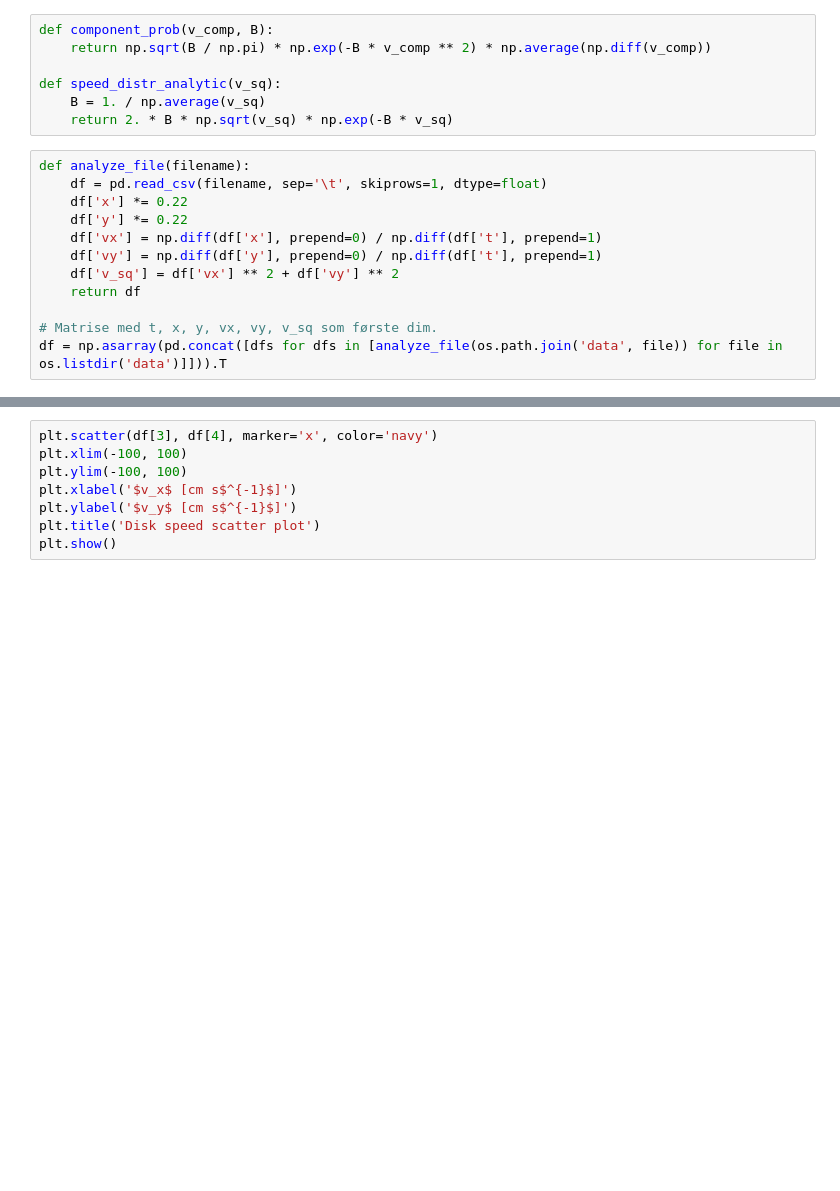
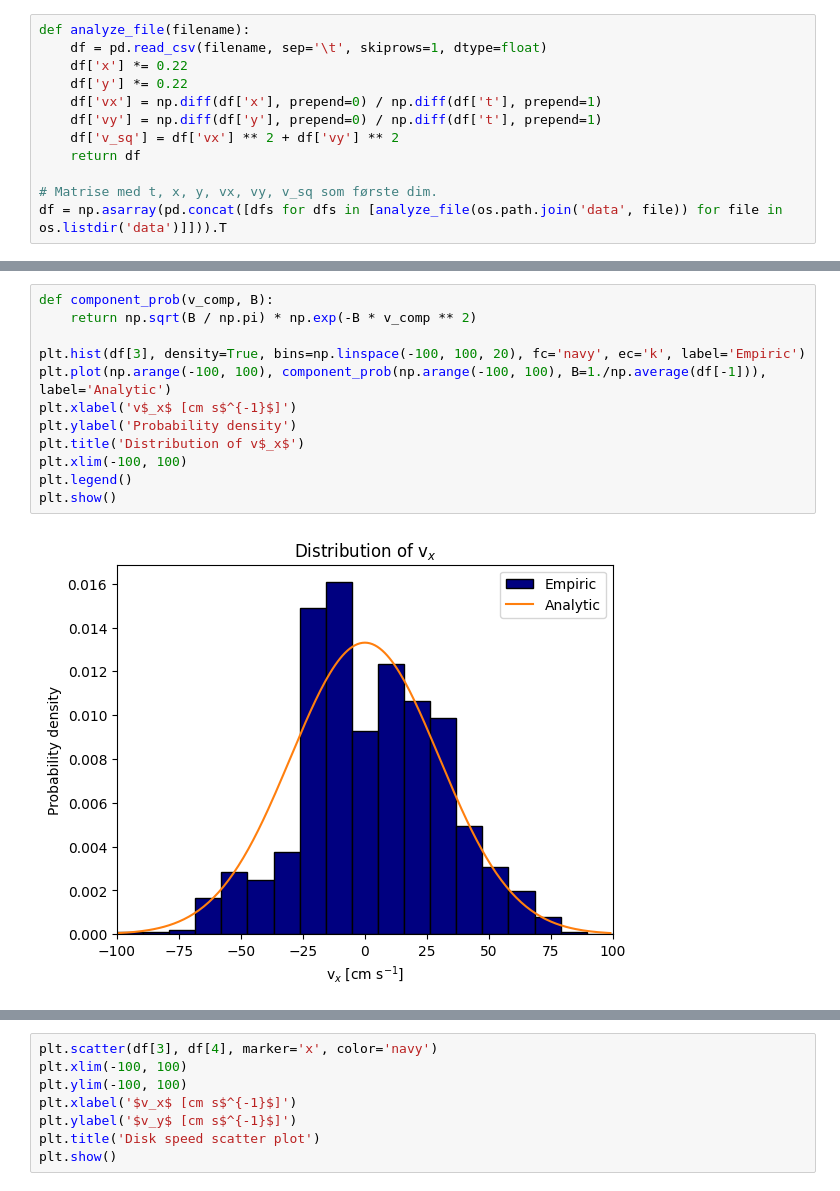
Before and after one commit to willidu/TFY4165, a Jupyter notebook: numeric2/numeric2.ipynb, the cells around one changed output, grey strips where cells are left out. Cells and saved outputs as stored; diff of their text form; blank space fills up the shorter version.

```diff
--- a/numeric2/numeric2.ipynb
+++ b/numeric2/numeric2.ipynb
@@ -3,13 +3,6 @@ import os
 import pandas as pd
 import numpy as np
 import matplotlib.pyplot as plt
-# %%
-def component_prob(v_comp, B):
-    return np.sqrt(B / np.pi) * np.exp(-B * v_comp ** 2) * np.average(np.diff(v_comp))
-
-def speed_distr_analytic(v_sq):
-    B = 1. / np.average(v_sq)
-    return 2. * B * np.sqrt(v_sq) * np.exp(-B * v_sq)
 # %%
 def analyze_file(filename):
     df = pd.read_csv(filename, sep='\t', skiprows=1, dtype=float)
@@ -42,0 +43,14 @@ plt.show()
+# %%
+def component_prob(v_comp, B):
+    return np.sqrt(B / np.pi) * np.exp(-B * v_comp ** 2)
+
+plt.hist(df[3], density=True, bins=np.linspace(-100, 100, 20), fc='navy', ec='k', label='Empiric')
+plt.plot(np.arange(-100, 100), component_prob(np.arange(-100, 100), B=1./np.average(df[-1])), label='Analytic')
+plt.xlabel('v$_x$ [cm s$^{-1}$]')
+plt.ylabel('Probability density')
+plt.title('Distribution of v$_x$')
+plt.xlim(-100, 100)
+plt.legend()
+plt.show()
+# %% [output]
+[figure, added]
```
Also changed, not shown: parts of 8 cells of this notebook.
